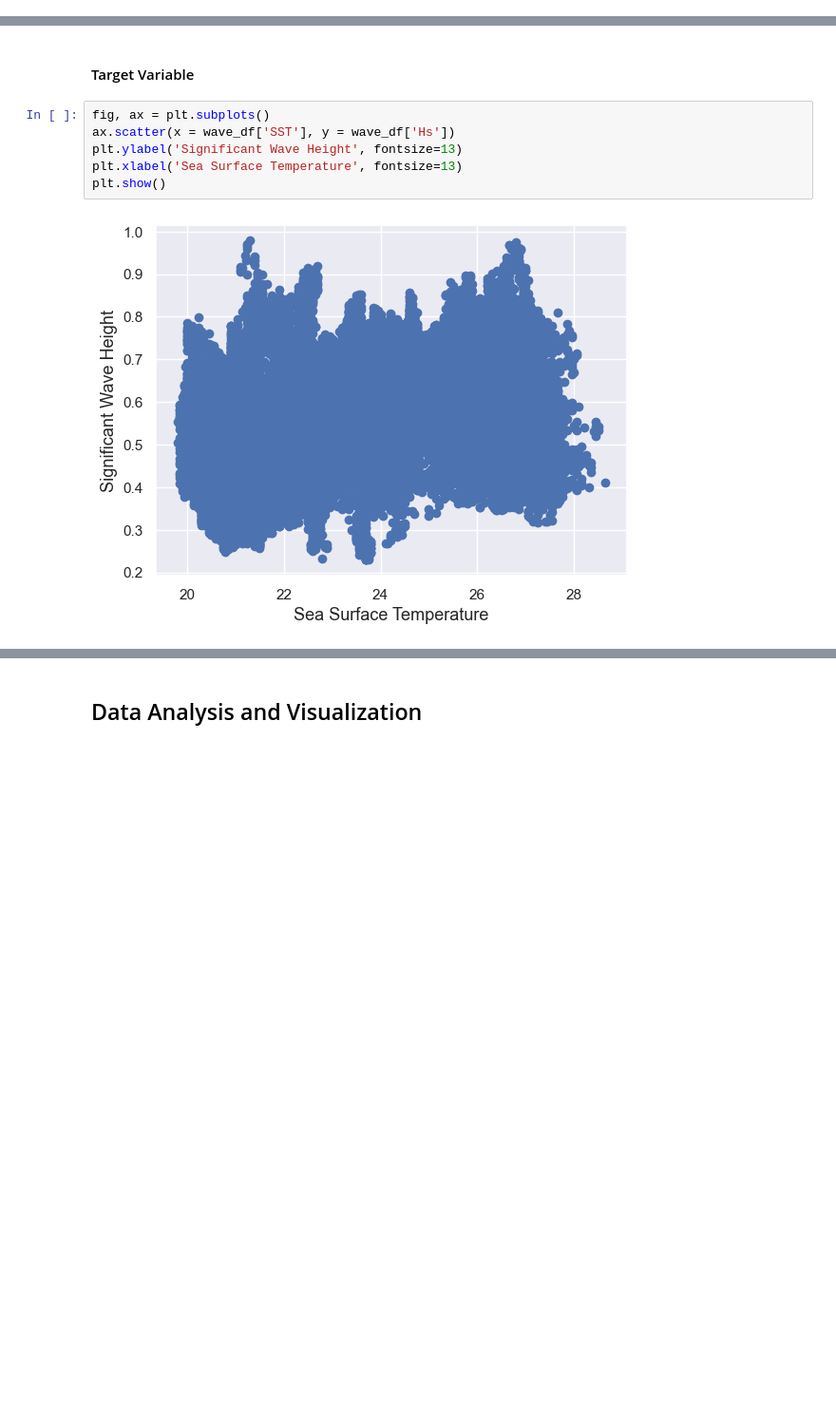
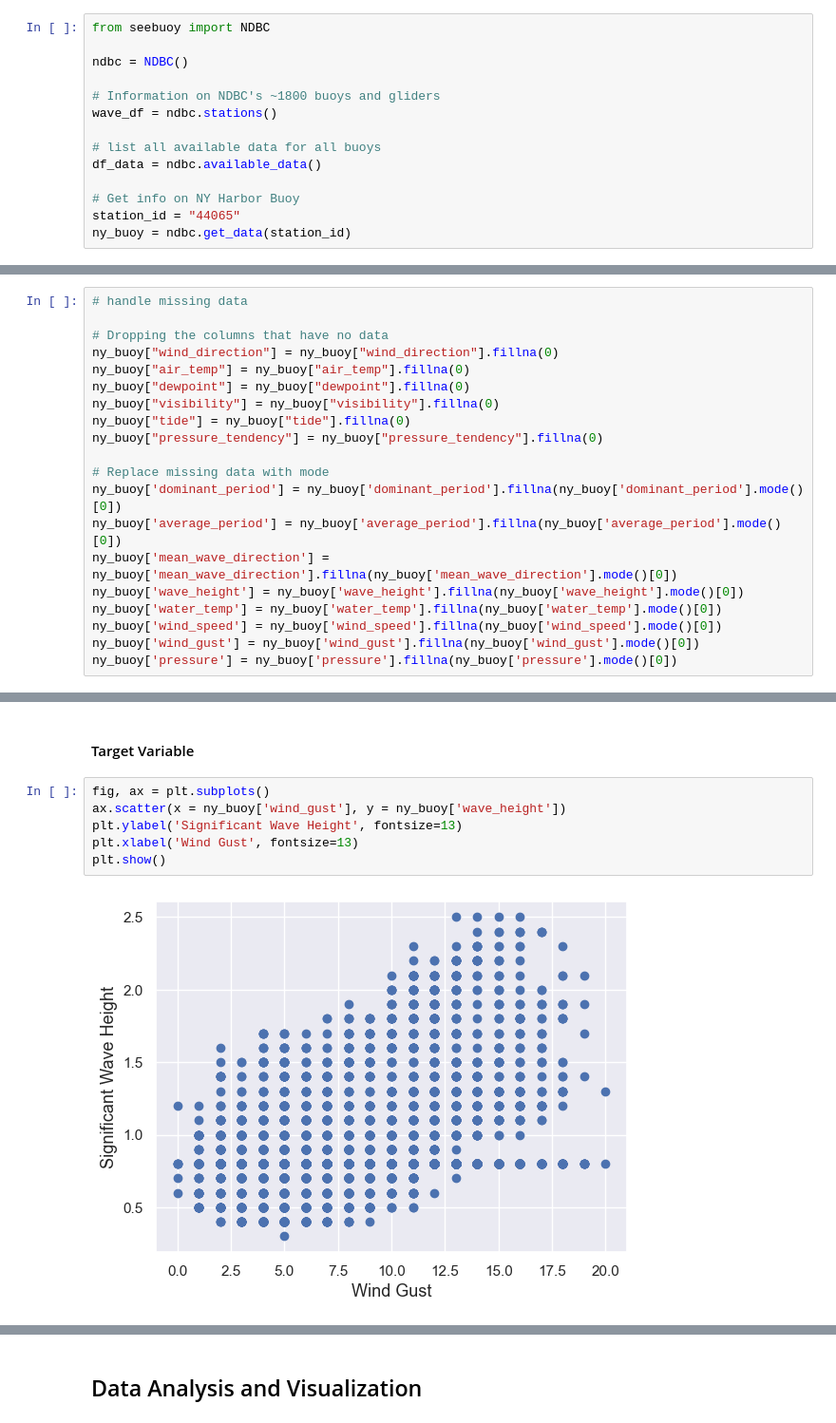
Before and after one commit to usd-cs/Benchmark-Code, a Jupyter notebook: mw_roughdraft.ipynb, the cells around one changed output, grey strips where cells are left out. Shown at 95% size. Drawn from its saved outputs; the diff is of its cells as text; blank space fills up the shorter version.

```diff
--- a/mw_roughdraft.ipynb
+++ b/mw_roughdraft.ipynb
@@ -16,3 +38,17 @@
+# %%
+from seebuoy import NDBC
+
+ndbc = NDBC()
+
+# Information on NDBC's ~1800 buoys and gliders
+wave_df = ndbc.stations()
+
+# list all available data for all buoys
+df_data = ndbc.available_data()
+
+# Get info on NY Harbor Buoy
+station_id = "44065"
+ny_buoy = ndbc.get_data(station_id)
 # %% [markdown]
 ## Data Importing and Pre-processing <a class="anchor" id="data-importing"></a>
 # %%
@@ -80,0 +169,20 @@ plt.show()
+# %%
+# handle missing data
+
+# Dropping the columns that have no data
+ny_buoy["wind_direction"] = ny_buoy["wind_direction"].fillna(0)
+ny_buoy["air_temp"] = ny_buoy["air_temp"].fillna(0)
+ny_buoy["dewpoint"] = ny_buoy["dewpoint"].fillna(0)
+ny_buoy["visibility"] = ny_buoy["visibility"].fillna(0)
+ny_buoy["tide"] = ny_buoy["tide"].fillna(0)
+ny_buoy["pressure_tendency"] = ny_buoy["pressure_tendency"].fillna(0)
+
+# Replace missing data with mode
+ny_buoy['dominant_period'] = ny_buoy['dominant_period'].fillna(ny_buoy['dominant_period'].mode()[0])
+ny_buoy['average_period'] = ny_buoy['average_period'].fillna(ny_buoy['average_period'].mode()[0])
+ny_buoy['mean_wave_direction'] = ny_buoy['mean_wave_direction'].fillna(ny_buoy['mean_wave_direction'].mode()[0])
+ny_buoy['wave_height'] = ny_buoy['wave_height'].fillna(ny_buoy['wave_height'].mode()[0])
+ny_buoy['water_temp'] = ny_buoy['water_temp'].fillna(ny_buoy['water_temp'].mode()[0])
+ny_buoy['wind_speed'] = ny_buoy['wind_speed'].fillna(ny_buoy['wind_speed'].mode()[0])
+ny_buoy['wind_gust'] = ny_buoy['wind_gust'].fillna(ny_buoy['wind_gust'].mode()[0])
+ny_buoy['pressure'] = ny_buoy['pressure'].fillna(ny_buoy['pressure'].mode()[0])
@@ -84,9 +200,9 @@ plt.show()
 #### Target Variable
 # %%
 fig, ax = plt.subplots()
-ax.scatter(x = wave_df['SST'], y = wave_df['Hs'])
+ax.scatter(x = ny_buoy['wind_gust'], y = ny_buoy['wave_height'])
 plt.ylabel('Significant Wave Height', fontsize=13)
-plt.xlabel('Sea Surface Temperature', fontsize=13)
+plt.xlabel('Wind Gust', fontsize=13)
 plt.show()
 # %% [output]
-[figure, old version]
+[figure, new version]
```
Also changed, not shown: parts of 46 cells of this notebook.
